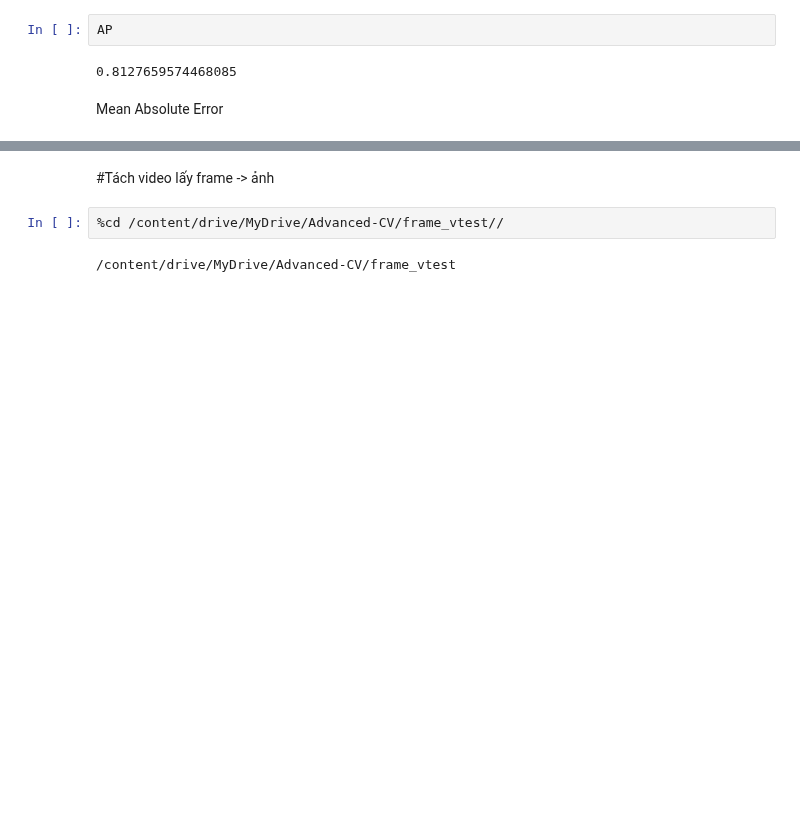
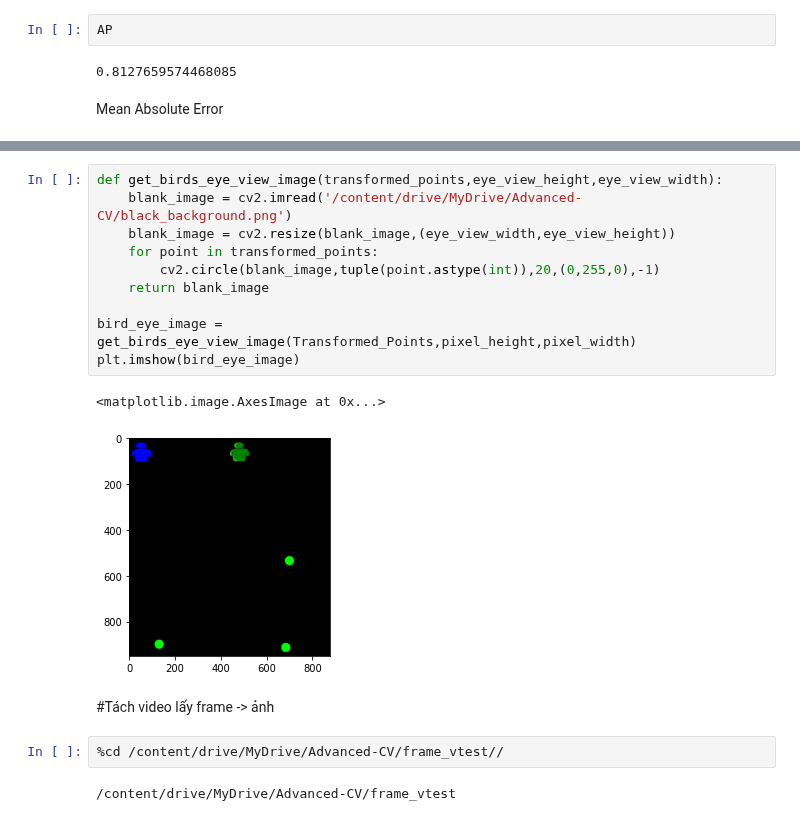
Before and after one commit to lephuocdat2000/Advanced-CV, a Jupyter notebook: FinalProject.ipynb, the cells around one changed output, grey strips where cells are left out. Cells and saved outputs as stored; diff of their text form; blank space fills up the shorter version.

```diff
--- a/FinalProject.ipynb
+++ b/FinalProject.ipynb
@@ -474,3 +523,16 @@ plt.imshow(cv2.cvtColor(image_1,cv2.COLOR_BGR2RGB))
+# %%
+def get_birds_eye_view_image(transformed_points,eye_view_height,eye_view_width):
+    blank_image = cv2.imread('/content/drive/MyDrive/Advanced-CV/black_background.png')
+    blank_image = cv2.resize(blank_image,(eye_view_width,eye_view_height))
+    for point in transformed_points:
+        cv2.circle(blank_image,tuple(point.astype(int)),20,(0,255,0),-1)
+    return blank_image
+
+bird_eye_image = get_birds_eye_view_image(Transformed_Points,pixel_height,pixel_width)
+plt.imshow(bird_eye_image)
+# %% [output]
+<matplotlib.image.AxesImage at 0x...>
+[figure, added]
 # %% [markdown]
 #Tách video lấy frame -> ảnh
 # %%
```
Also changed, not shown: parts of 8 cells of this notebook.
